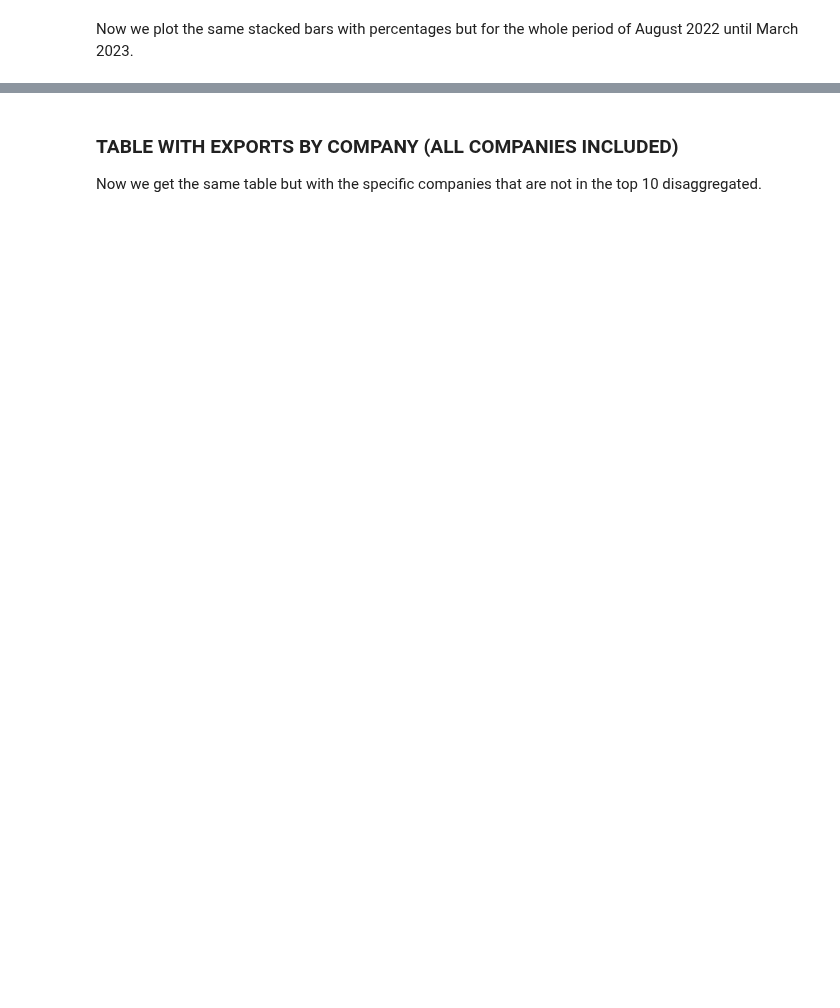
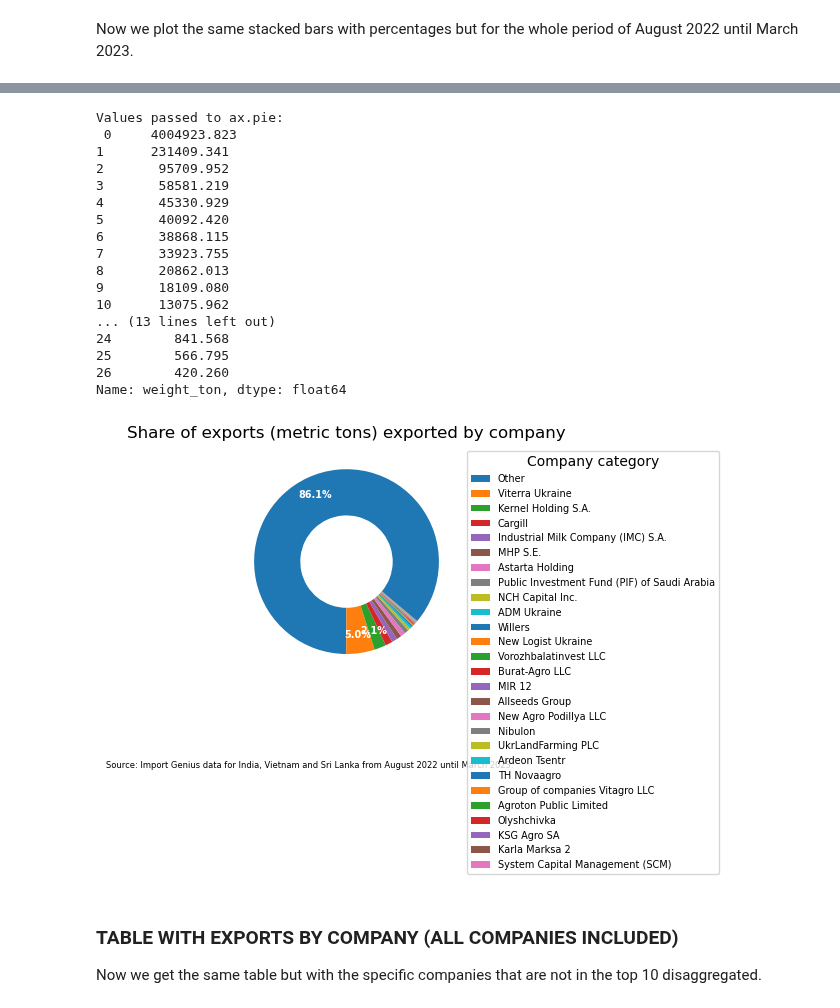
Before and after one commit to uchicago-dsi/oakland-institute-ukraine, a Jupyter notebook: notebooks/exports_oct22.ipynb, the cells around one changed output, grey strips where cells are left out. Drawn from its saved outputs; the diff is of its cells as text; code cells hidden in the pictures; blank space fills up the shorter version.

```diff
--- a/notebooks/exports_oct22.ipynb
+++ b/notebooks/exports_oct22.ipynb
@@ -601,3 +510,24 @@ Name: weight_ton, dtype: float64
+# %%
+plot_all_period(ig_c, "Import Genius data for India, Vietnam and Sri Lanka from August 2022 until March 2023")
+# %% [output]
+Values passed to ax.pie:
+ 0     4004923.823
+1      231409.341
+2       95709.952
+3       58581.219
+4       45330.929
+5       40092.420
+6       38868.115
+7       33923.755
+8       20862.013
+9       18109.080
+10      13075.962
+... (13 lines left out)
+24        841.568
+25        566.795
+26        420.260
+Name: weight_ton, dtype: float64
+[figure, added]
 # %% [markdown]
 ### TABLE WITH EXPORTS BY COMPANY (ALL COMPANIES INCLUDED)
 
```
Also changed, not shown: parts of 36 cells of this notebook, 1 other file.
